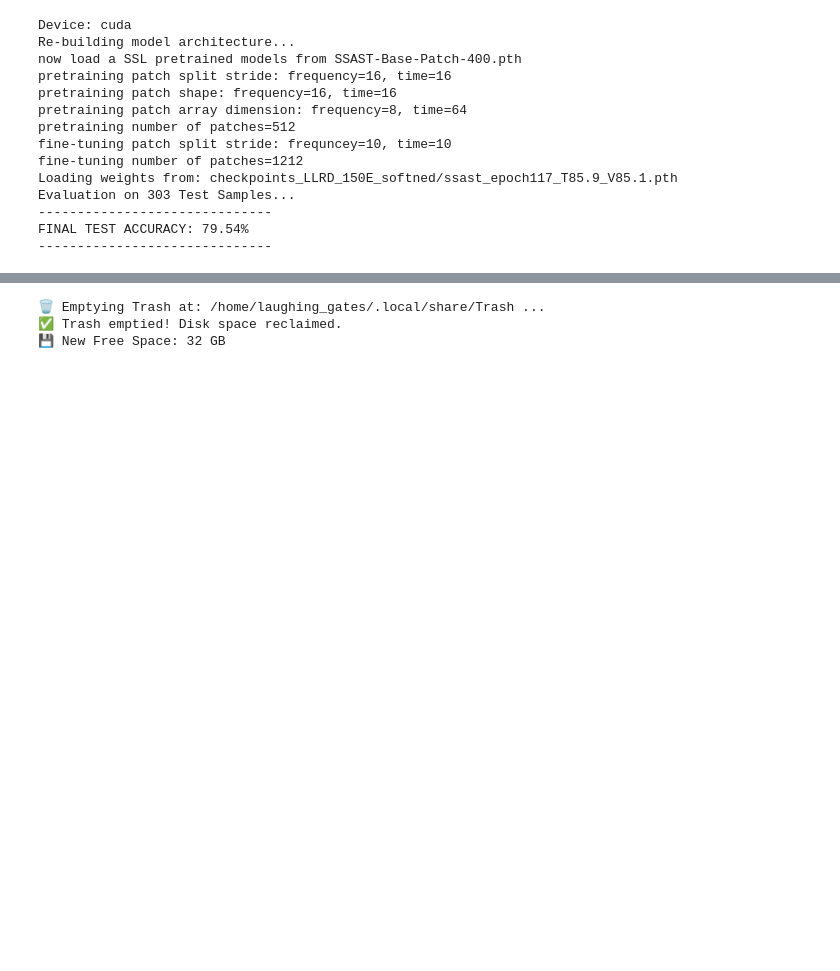
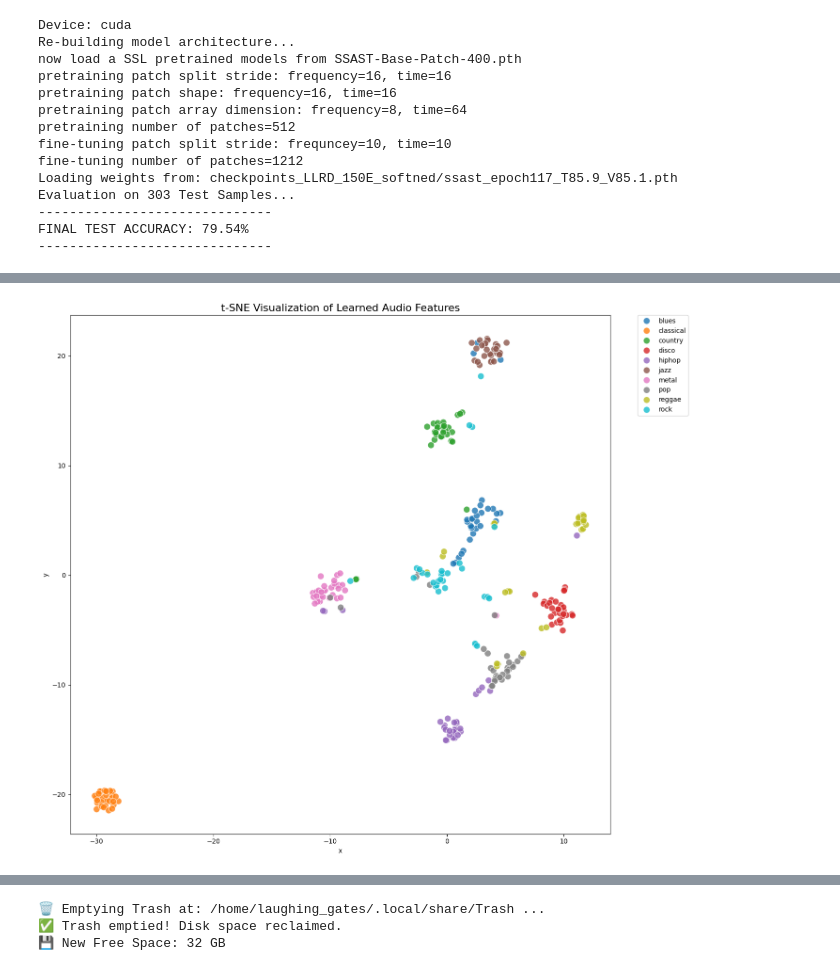
Before and after one commit to dhiaelhakmokhtari/Self-Supervised-Audio-Spectrogram-Transformer-DL, a Jupyter notebook: notebook.ipynb, the cells around one changed output, grey strips where cells are left out. Saved outputs shown, nothing was run; the diff lists cells and outputs as text; code cells hidden in the pictures; blank space fills up the shorter version.

```diff
--- a/notebook.ipynb
+++ b/notebook.ipynb
@@ -1251,0 +1626,43 @@ print("✅ Saved confusion_matrix_song_level.png")
+# %%
+# Cell: t-SNE Visualization
+from sklearn.manifold import TSNE
+import pandas as pd
+
+features = []
+labels = []
+
+ssast_model.eval()
+with torch.no_grad():
+    for x, y in val_loader: # Limit this loop if it's too slow (e.g. break after 20 batches)
+        x = x.to(device)
+        # We use the output logits as a proxy for high-level features
+        out = ssast_model(x, task='ft_avgtok')
+        features.append(out.cpu().numpy())
+        labels.append(y.numpy())
+
+# Flatten list
+features = np.concatenate(features)
+labels = np.concatenate(labels)
+
+# Run t-SNE (Dimensionality Reduction)
+tsne = TSNE(n_components=2, random_state=42, perplexity=30, max_iter=2000)
+tsne_results = tsne.fit_transform(features)
+
+# Create DataFrame for plotting
+df_tsne = pd.DataFrame(tsne_results, columns=['x', 'y'])
+df_tsne['label'] = [classes[l] for l in labels]
+
+# Plot
+plt.figure(figsize=(14, 12))
+sns.scatterplot(
+    data=df_tsne, x='x', y='y', hue='label',
+    palette=sns.color_palette("tab10", 10),
+    s=100, alpha=0.8, edgecolor='w'
+)
+plt.title("t-SNE Visualization of Learned Audio Features", fontsize=16)
+plt.legend(bbox_to_anchor=(1.05, 1), loc=2, borderaxespad=0.)
+plt.tight_layout()
+plt.savefig("figure_tsne.png", dpi=300)
+plt.show()
+# %% [output]
+[figure, added]
```
Also changed, not shown: parts of 41 cells of this notebook.
